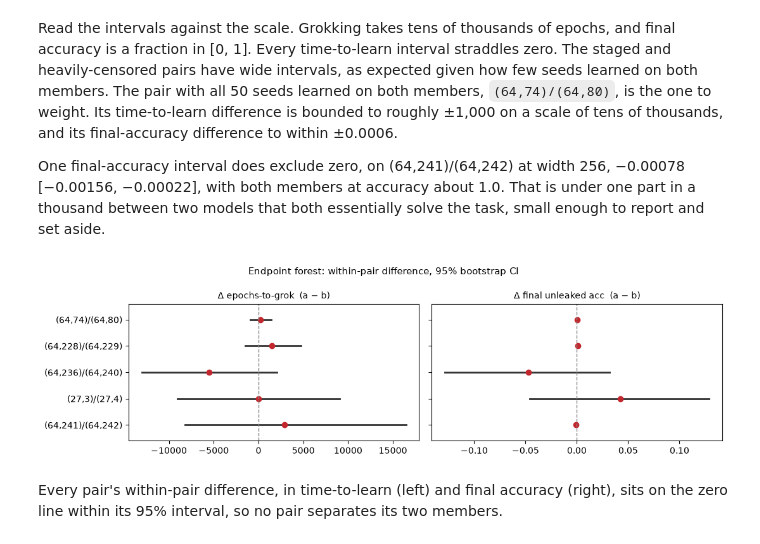
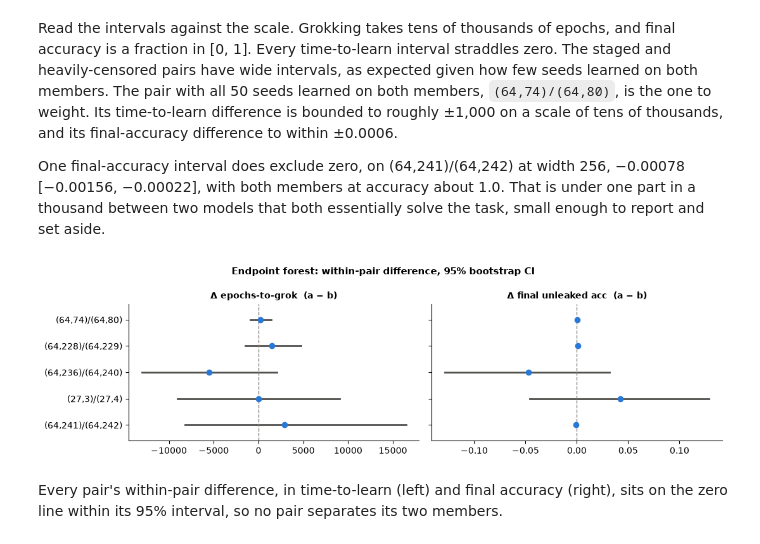
Before and after one commit to brook-stefanou/group-algorithm-interpretability, a Jupyter notebook: notebooks/reviewer_walkthrough.ipynb, the cells around one changed output. Cells and saved outputs as stored; diff of their text form; code cells hidden in the pictures.

```diff
--- a/notebooks/reviewer_walkthrough.ipynb
+++ b/notebooks/reviewer_walkthrough.ipynb
@@ -246,35 +246,43 @@ One final-accuracy interval does exclude zero, on (64,241)/(64,242) at width 256
 solve the task, small enough to report and set aside.
 # %%
 # Render the endpoint forest inline from the same JSON, so you see data -> figure.
+# Palette matches the standalone figures (internal/figures/make_figures.py):
+# blue = measured quantity, grey = reference/null line.
+MEASURED = "#2a78d6"
+REFERENCE = "#898781"
+INK_SECONDARY = "#52514e"
+
 fig, axes = plt.subplots(1, 2, figsize=(11, 3.2), sharey=True)
 ypos = np.arange(len(PAIRS))[::-1]
 
 ep_means, ep_cis, fu_means, fu_cis, labels = [], [], [], [], []
 for fname, label, width, role in PAIRS:
     d = load(f"endpoints/{fname}.json")
     num = d["epochs_to_grok_difference"]["numeric_both_grokked"]
     fu = d["final_unleaked_accuracy_difference"]
     ep_means.append(num["mean_difference"]); ep_cis.append(num["bootstrap_ci_95"])
     fu_means.append(fu["mean_difference"]); fu_cis.append(fu["bootstrap_ci_95"])
     labels.append(label)
 
 for ax, means, cis, title in [
     (axes[0], ep_means, ep_cis, "Δ epochs-to-grok  (a − b)"),
     (axes[1], fu_means, fu_cis, "Δ final unleaked acc  (a − b)"),
 ]:
     for y, m, (lo, hi) in zip(ypos, means, cis):
-        ax.plot([lo, hi], [y, y], color="#333", lw=2)
-        ax.plot(m, y, "o", color="#c1272d", ms=6)
-    ax.axvline(0, color="#888", ls="--", lw=1)
+        ax.plot([lo, hi], [y, y], color=INK_SECONDARY, lw=2)
+        ax.plot(m, y, "o", color=MEASURED, ms=6, zorder=3)
+    ax.axvline(0, color=REFERENCE, ls="--", lw=1)
     ax.set_yticks(ypos); ax.set_yticklabels(labels)
-    ax.set_title(title, fontsize=10)
+    ax.set_title(title, fontsize=10, fontweight="bold")
     ax.margins(y=0.15)
+    ax.spines["top"].set_visible(False)
+    ax.spines["right"].set_visible(False)
 
-fig.suptitle("Endpoint forest: within-pair difference, 95% bootstrap CI", fontsize=11)
+fig.suptitle("Endpoint forest: within-pair difference, 95% bootstrap CI", fontsize=11, fontweight="bold")
 fig.tight_layout()
 plt.show()
 # %% [output]
-[figure, old version]
+[figure, new version]
 # %% [markdown]
 Every pair's within-pair difference, in time-to-learn (left) and final accuracy
 (right), sits on the zero line within its 95% interval, so no pair separates
```
Also changed, not shown: parts of 4 cells of this notebook, 12 other files.
